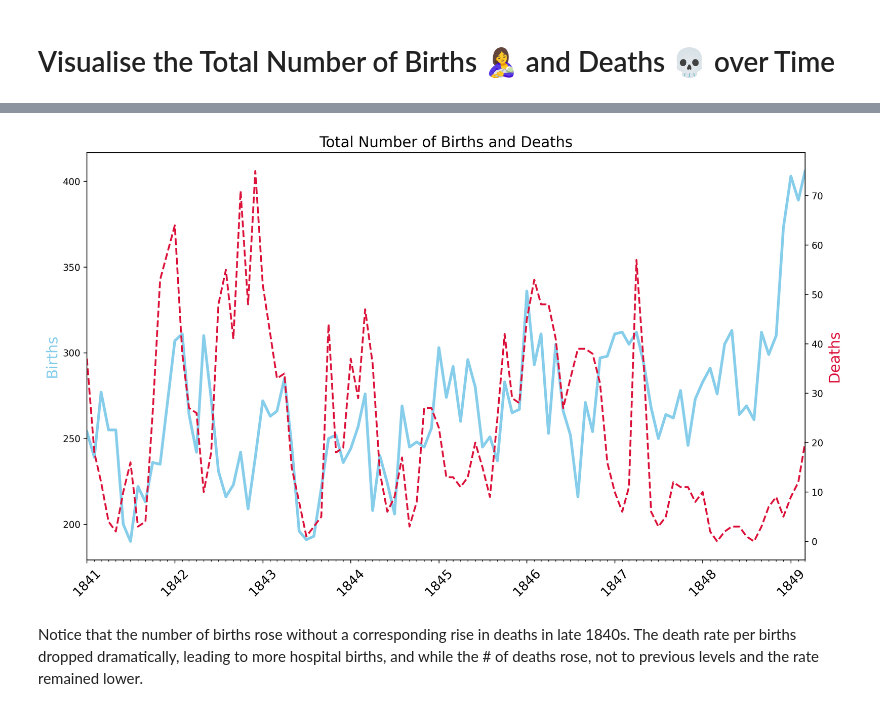
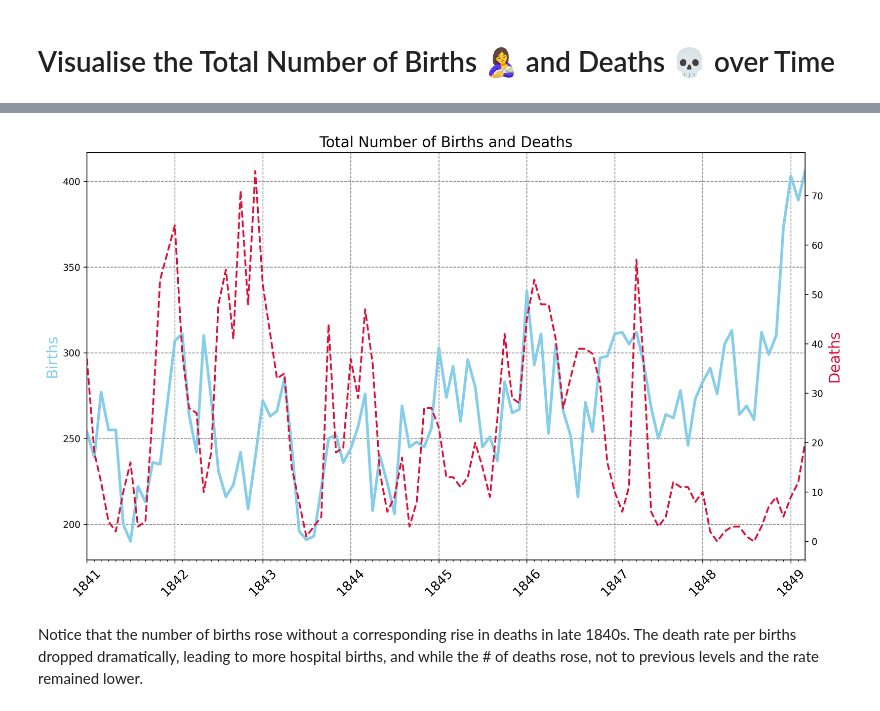
Before and after one commit to noah-clements/100Days-Python-Course, a Jupyter notebook: Dr+Semmelweis+Analysis/Dr_Semmelweis_Handwashing_Discovery.ipynb, the cells around one changed output, grey strips where cells are left out. Drawn from its saved outputs; the diff is of its cells as text; code cells hidden in the pictures.

```diff
--- a/Dr+Semmelweis+Analysis/Dr_Semmelweis_Handwashing_Discovery.ipynb
+++ b/Dr+Semmelweis+Analysis/Dr_Semmelweis_Handwashing_Discovery.ipynb
@@ -171,31 +171,33 @@ Using the annual data, 7.08% women died giving birth through the 1840s at the ho
 # %%
 # Create locators for ticks on the time axis
 years = mdates.YearLocator()
 months = mdates.MonthLocator()
 years_fmt = mdates.DateFormatter('%Y')
 
 plt.figure(figsize=(14,8), dpi=300)
 plt.title('Total Number of Births and Deaths', fontsize=16)
 plt.xticks(fontsize=14, rotation=45)
 
 ax1 = plt.gca() # get current axes
 ax2 = ax1.twinx()
+
+ax1.grid(color='grey', linestyle='--')
 
 ax1.plot(df_monthly.date, df_monthly.births, color='skyblue', linewidth=3)
 ax2.plot(df_monthly.date, df_monthly.deaths, color='crimson', linewidth=2, linestyle='dashed')
 
 # locators for x-axis
 ax1.xaxis.set_major_locator(years)
 ax1.xaxis.set_major_formatter(years_fmt)
 ax1.xaxis.set_minor_locator(months)
 
 ax1.set_xlim(df_monthly.date.min(), df_monthly.date.max())
 ax1.set_ylabel('Births', color='skyblue', fontsize=16)
 ax2.set_ylabel('Deaths', color='crimson', fontsize=16)
 
 plt.show()
 # %% [output]
-[figure, old version]
+[figure, new version]
 # %% [markdown]
 Notice that the number of births rose without a corresponding rise in deaths in late 1840s. The death rate per births dropped dramatically, leading to more hospital births, and while the # of deaths rose, not to previous levels and the rate remained lower.
 # %% [markdown]
```
